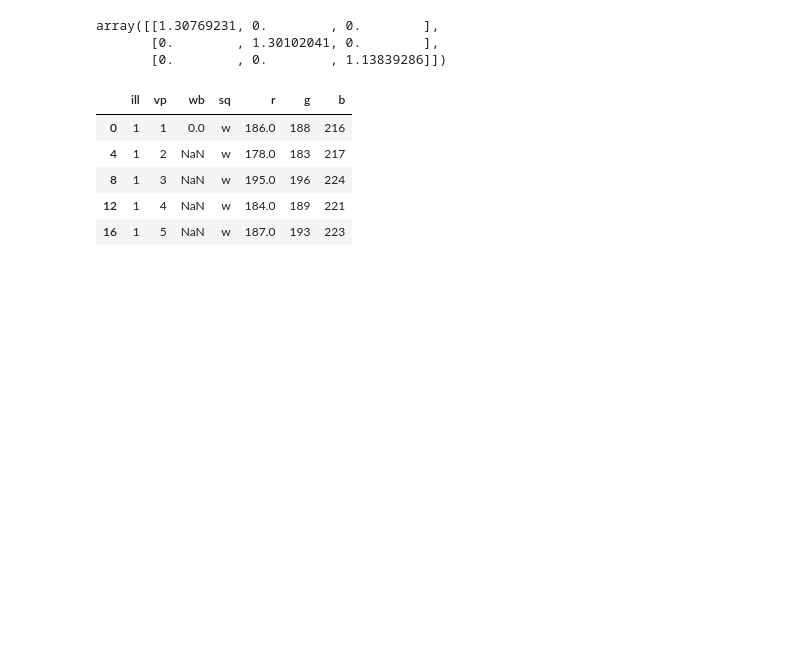
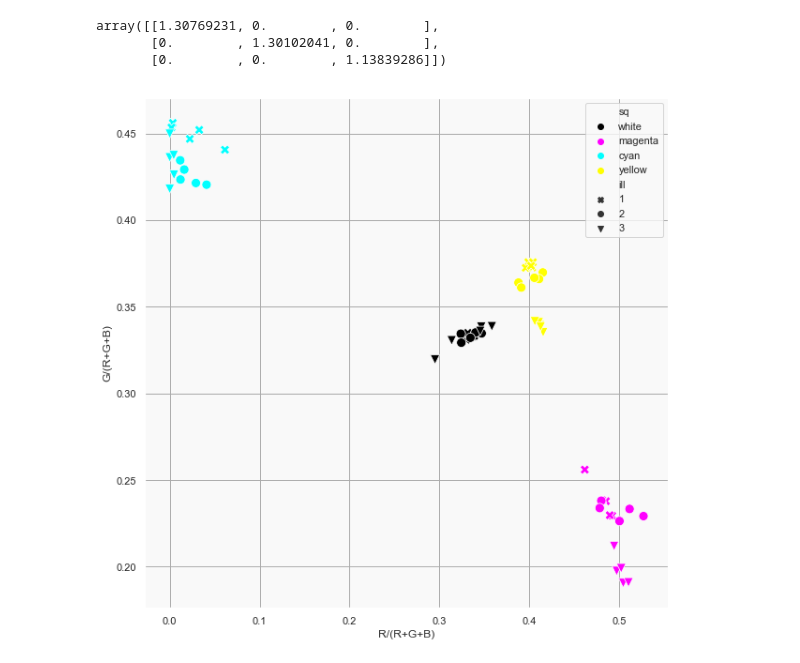
Before and after one commit to adhocmaster/CSE264ComputerVision, a Jupyter notebook: project1/part4/part4.ipynb, the cells around one changed output. Cells and saved outputs as stored; diff of their text form; code cells hidden in the pictures; blank space fills up the shorter version.

```diff
--- a/project1/part4/part4.ipynb
+++ b/project1/part4/part4.ipynb
@@ -131,12 +154,39 @@ D1_WW
 array([[1.30769231, 0.        , 0.        ],
        [0.        , 1.30102041, 0.        ],
        [0.        , 0.        , 1.13839286]])
-# %%
-illDf
-# %% [output]
-|  | ill | vp | wb | sq | r | g | b |
-| 0 | 1 | 1 | 0.0 | w | 186.0 | 188 | 216 |
-| 4 | 1 | 2 | NaN | w | 178.0 | 183 | 217 |
-| 8 | 1 | 3 | NaN | w | 195.0 | 196 | 224 |
-| 12 | 1 | 4 | NaN | w | 184.0 | 189 | 221 |
-| 16 | 1 | 5 | NaN | w | 187.0 | 193 | 223 |
+# %%
+# # normalize values.
+def normalizeRows(row):
+    total = row.r + row.g + row.b
+    row.r = row.r / total
+    row.g = row.g / total
+    row.b = row.b / total
+#     print(row.sq)
+    if row.sq == 'w':
+        row.sq = 'white'
+    elif row.sq == 'c':
+        row.sq = 'cyan'
+    elif row.sq == 'm':
+        row.sq = 'magenta'
+    else:
+        row.sq = 'yellow'
+#     print(row.sq)
+
+    return row
+# %%
+df = pd.read_excel('cvals.xlsx')
+fixColorsByD(df, 1, D1_WP)
+fixColorsByD(df, 2, D2_WP)
+fixColorsByD(df, 3, D3_WP)
+df = df.transform(normalizeRows, axis=1)
+# %%
+plt.figure(figsize=(10, 10))
+plt.rcParams['axes.facecolor'] = '#f9f9f9'
+plt.grid(color='#aaaaaa')
+palette = {'white':'black', 'magenta':'magenta', 'yellow': 'yellow', 'cyan': 'cyan'}
+ax = sns.scatterplot(df.r, df.g,  style=df.ill, hue=df.sq, markers={1:'X', 2:'o', 3:'v'}, palette=palette, s=100)
+# plt.xlabel = 'R/(R+G+B)'
+ax.set(xlabel='R/(R+G+B)', ylabel='G/(R+G+B)')
+plt.show()
+# %% [output]
+[figure, added]
```
Also changed, not shown: parts of 2 cells of this notebook, 1 other file.
